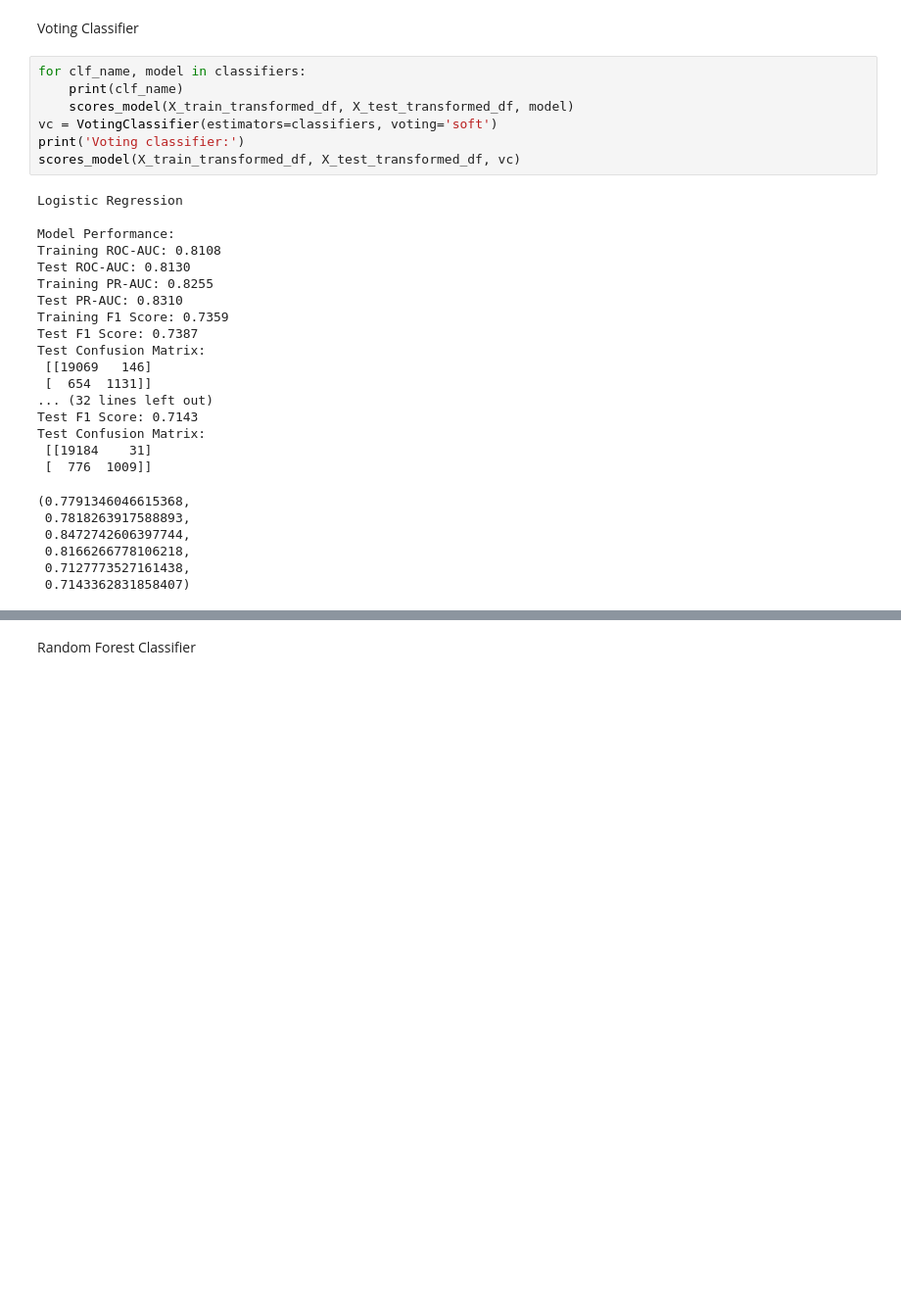
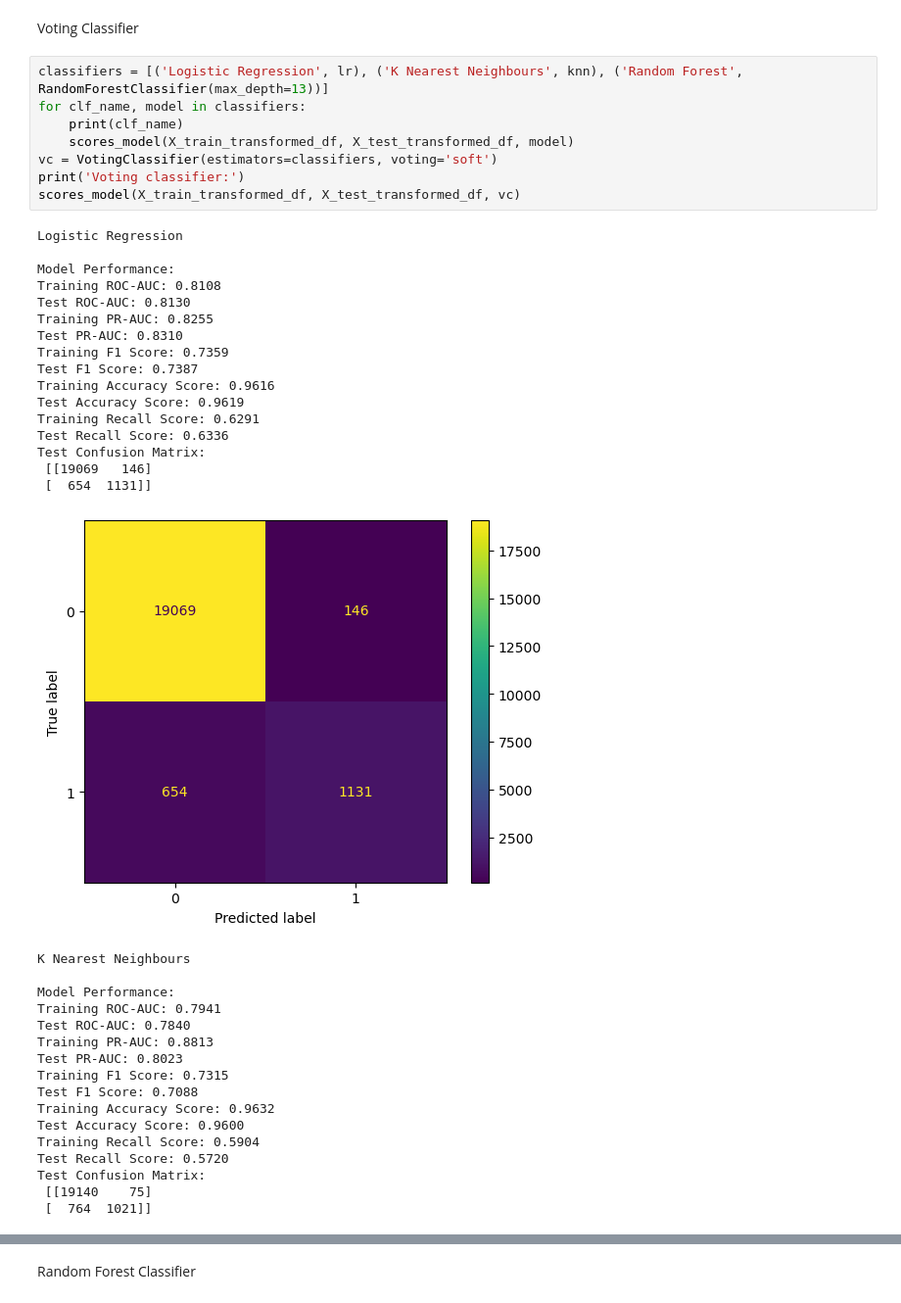
Before and after one commit to kasia-sko/ML, a Jupyter notebook: projekt_1/budowa_krok_2_1.ipynb, the cells around one changed output, grey strips where cells are left out. Shown at 98% size. Drawn from its saved outputs; the diff is of its cells as text; blank space fills up the shorter version.

```diff
--- a/projekt_1/budowa_krok_2_1.ipynb
+++ b/projekt_1/budowa_krok_2_1.ipynb
@@ -487,33 +535,44 @@ Test Confusion Matrix:
 # %% [markdown]
 Voting Classifier
 # %%
+classifiers = [('Logistic Regression', lr), ('K Nearest Neighbours', knn), ('Random Forest', RandomForestClassifier(max_depth=13))]
 for clf_name, model in classifiers:
     print(clf_name)
     scores_model(X_train_transformed_df, X_test_transformed_df, model)
 vc = VotingClassifier(estimators=classifiers, voting='soft')
 print('Voting classifier:')
 scores_model(X_train_transformed_df, X_test_transformed_df, vc)
 # %% [output]
 Logistic Regression
 
 Model Performance:
 Training ROC-AUC: 0.8108
 Test ROC-AUC: 0.8130
 Training PR-AUC: 0.8255
 Test PR-AUC: 0.8310
 Training F1 Score: 0.7359
 Test F1 Score: 0.7387
+Training Accuracy Score: 0.9616
+Test Accuracy Score: 0.9619
+Training Recall Score: 0.6291
+Test Recall Score: 0.6336
 Test Confusion Matrix:
  [[19069   146]
  [  654  1131]]
-... (32 lines left out)
-Test F1 Score: 0.7143
-Test Confusion Matrix:
- [[19184    31]
- [  776  1009]]
+[figure, added]
-(0.7791346046615368,
- 0.7818263917588893,
- 0.8472742606397744,
- 0.8166266778106218,
- 0.7127773527161438,
- 0.7143362831858407)
+K Nearest Neighbours
+
+Model Performance:
+Training ROC-AUC: 0.7941
+Test ROC-AUC: 0.7840
+Training PR-AUC: 0.8813
+Test PR-AUC: 0.8023
+Training F1 Score: 0.7315
+Test F1 Score: 0.7088
+Training Accuracy Score: 0.9632
+Test Accuracy Score: 0.9600
+Training Recall Score: 0.5904
+Test Recall Score: 0.5720
+Test Confusion Matrix:
+ [[19140    75]
+ [  764  1021]]
```
Also changed, not shown: parts of 18 cells of this notebook.
